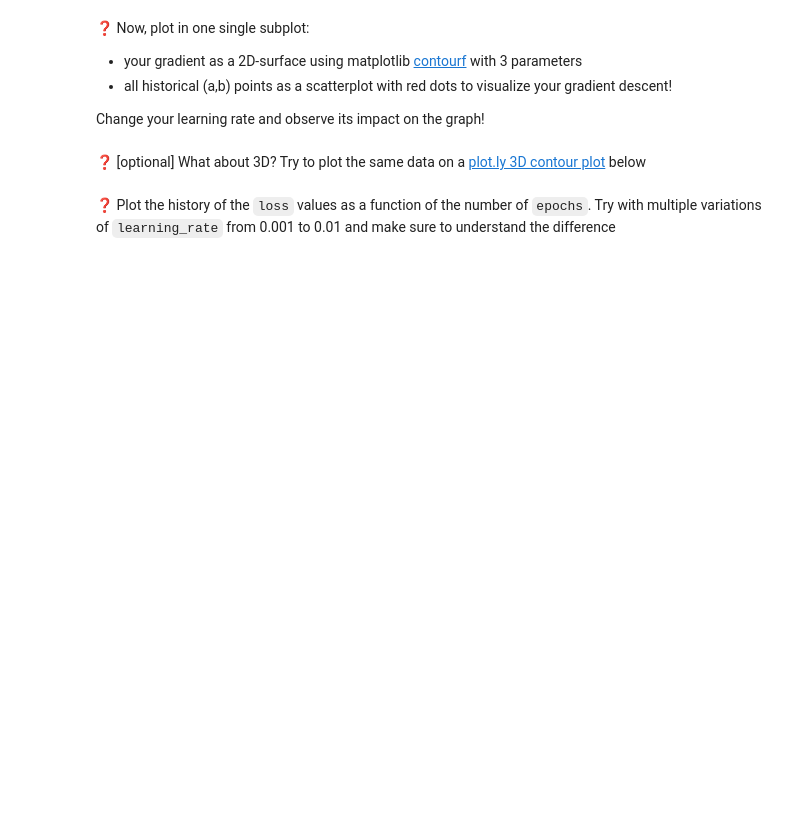
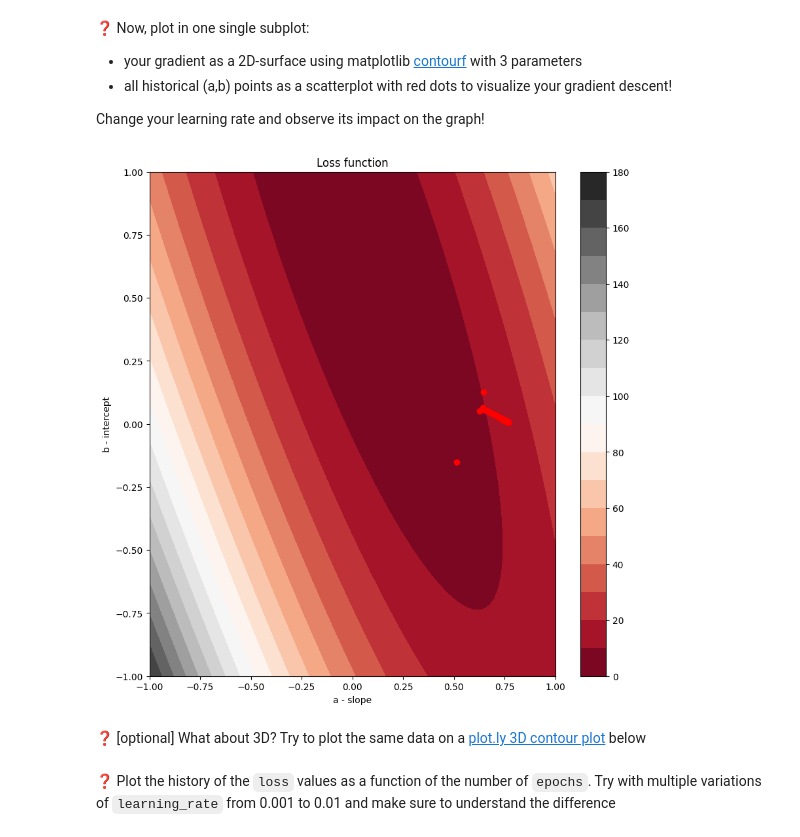
Before and after one commit to tanushrin/data-batch-gradient-descent, a Jupyter notebook: Gradient-Descent.ipynb, the cells around one changed output. Drawn from its saved outputs; the diff is of its cells as text; code cells hidden in the pictures; blank space fills up the shorter version.

```diff
--- a/Gradient-Descent.ipynb
+++ b/Gradient-Descent.ipynb
@@ -176,7 +300,12 @@ print(result.check())
 - `b_history`
 # %%
 def gradient_descent(X, Y, a_init=1, b_init=1, learning_rate=0.001, n_epochs=100):
-    pass  # YOUR CODE HERE
-    return a, b, history
+
+    history = {
+        "loss_history": loss_history,
+        "a_history": a_history,
+        "b_history": b_history,
+    }
+    return a_history[-1], b_history[-1], history
 # %% [markdown]
 ❓ Plot the line of best fit through Zinc and Phosphorus using the parameters of your Gradient Descent.
@@ -206,3 +368,20 @@ Change your learning rate and observe its impact on the graph!
+# %%
+# YOUR CODE HERE
+a, b, history = gradient_descent(
+    data_X, data_Y, a_init=1, b_init=1, learning_rate=0.001, n_epochs=100
+)
+# Plot the historical values of a and b as scatterplot with red dots
+plt.figure(figsize=(10, 10))
+plt.contourf(range_a, range_b, Z, 20, cmap="RdGy")
+plt.colorbar()
+plt.xlabel("a - slope")
+plt.ylabel("b - intercept")
+plt.title("Loss function")
+
+plt.scatter(history["a_history"], history["b_history"], c="r")
+plt.show()
+# %% [output]
+[figure, added]
 # %% [markdown]
 ❓ [optional] What about 3D? Try to plot the same data on a [plot.ly 3D contour plot](https://plotly.com/python/3d-surface-plots/) below
 # %%
```
Also changed, not shown: parts of 34 cells of this notebook.
